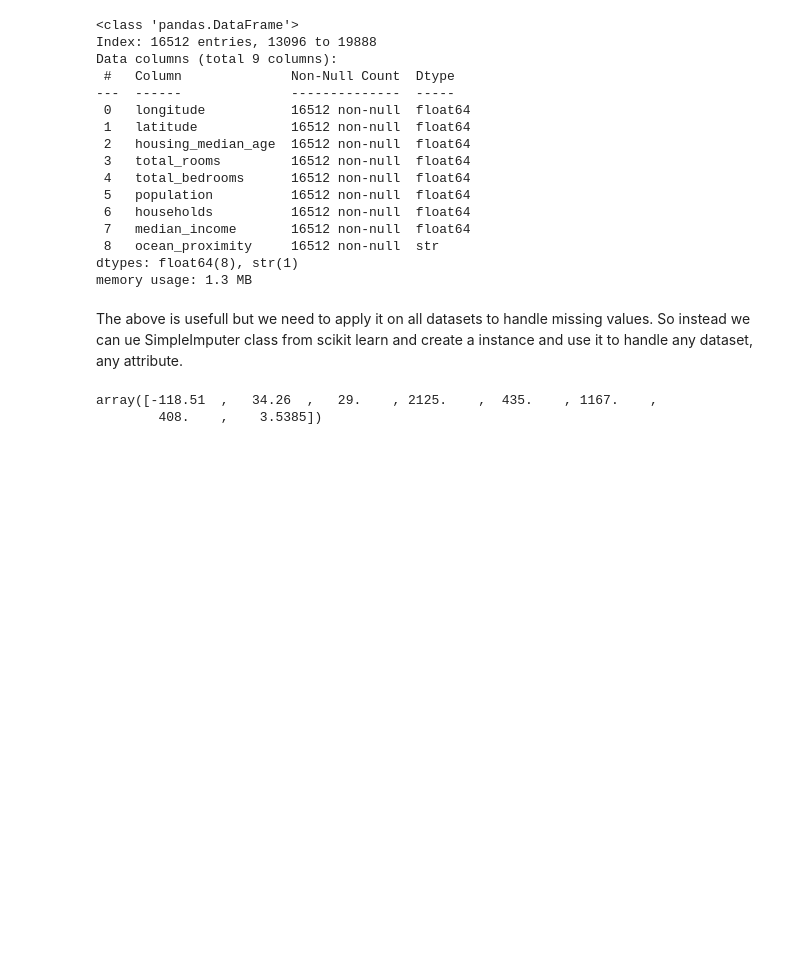
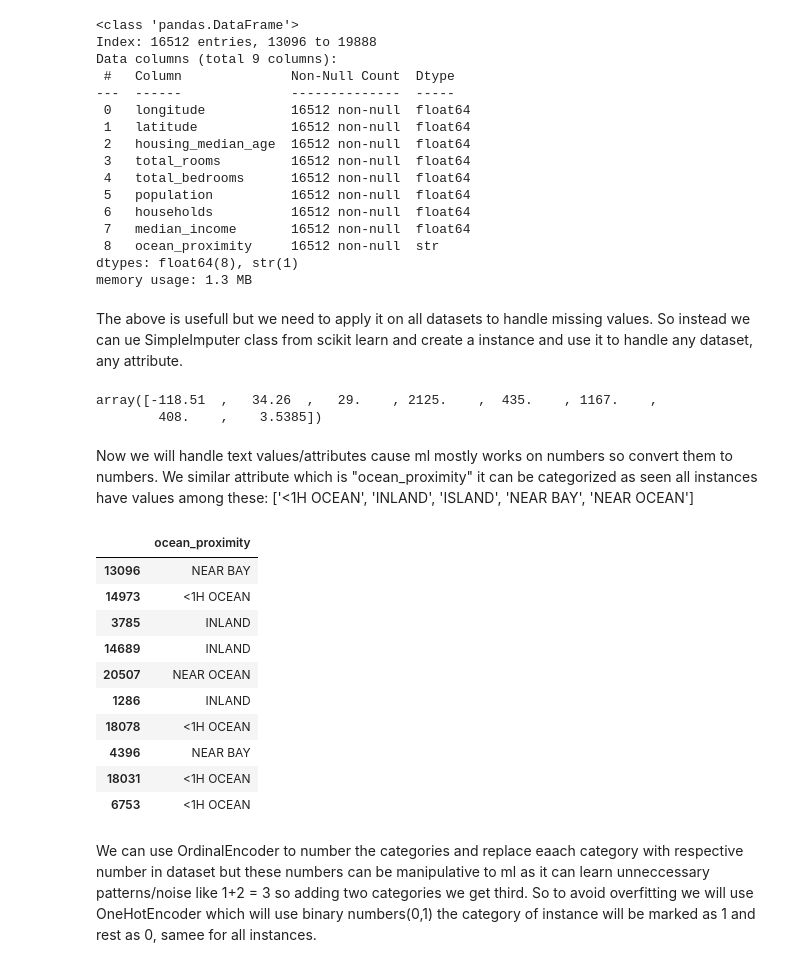
Before and after one commit to AtulKale1011/REALESTATECOMPANY, a Jupyter notebook: test.ipynb, the cells around one changed output. Drawn from its saved outputs; the diff is of its cells as text; code cells hidden in the pictures; blank space fills up the shorter version.

```diff
--- a/test.ipynb
+++ b/test.ipynb
@@ -264,3 +264,22 @@ X = imputer.transform(housing_num)
 #Sklearn outputs are always np.arrays so convert to pd.dataframes
 
 housing_tr = pd.DataFrame(X, columns=housing_num.columns, index=housing_num.index)
+# %% [markdown]
+Now we will handle text values/attributes cause ml mostly works on numbers so convert them to numbers. We similar attribute which is "ocean_proximity" it can be categorized as seen all instances have values among these: ['<1H OCEAN', 'INLAND', 'ISLAND', 'NEAR BAY', 'NEAR OCEAN']
+# %%
+housing_cat = housing[["ocean_proximity"]]
+housing_cat.head(10)
+# %% [output]
+|  | ocean_proximity |
+| 13096 | NEAR BAY |
+| 14973 | <1H OCEAN |
+| 3785 | INLAND |
+| 14689 | INLAND |
+| 20507 | NEAR OCEAN |
+| 1286 | INLAND |
+| 18078 | <1H OCEAN |
+| 4396 | NEAR BAY |
+| 18031 | <1H OCEAN |
+| 6753 | <1H OCEAN |
+# %% [markdown]
+We can use OrdinalEncoder to number the categories and replace eaach category with respective number in dataset but these numbers can be manipulative to ml as it can learn unneccessary patterns/noise like 1+2 = 3 so adding two categories we get third. So to avoid overfitting we will use OneHotEncoder which will use binary numbers(0,1) the category of instance will be marked as 1 and rest as 0, samee for all instances.
```
Also changed, not shown: parts of 6 cells of this notebook.
